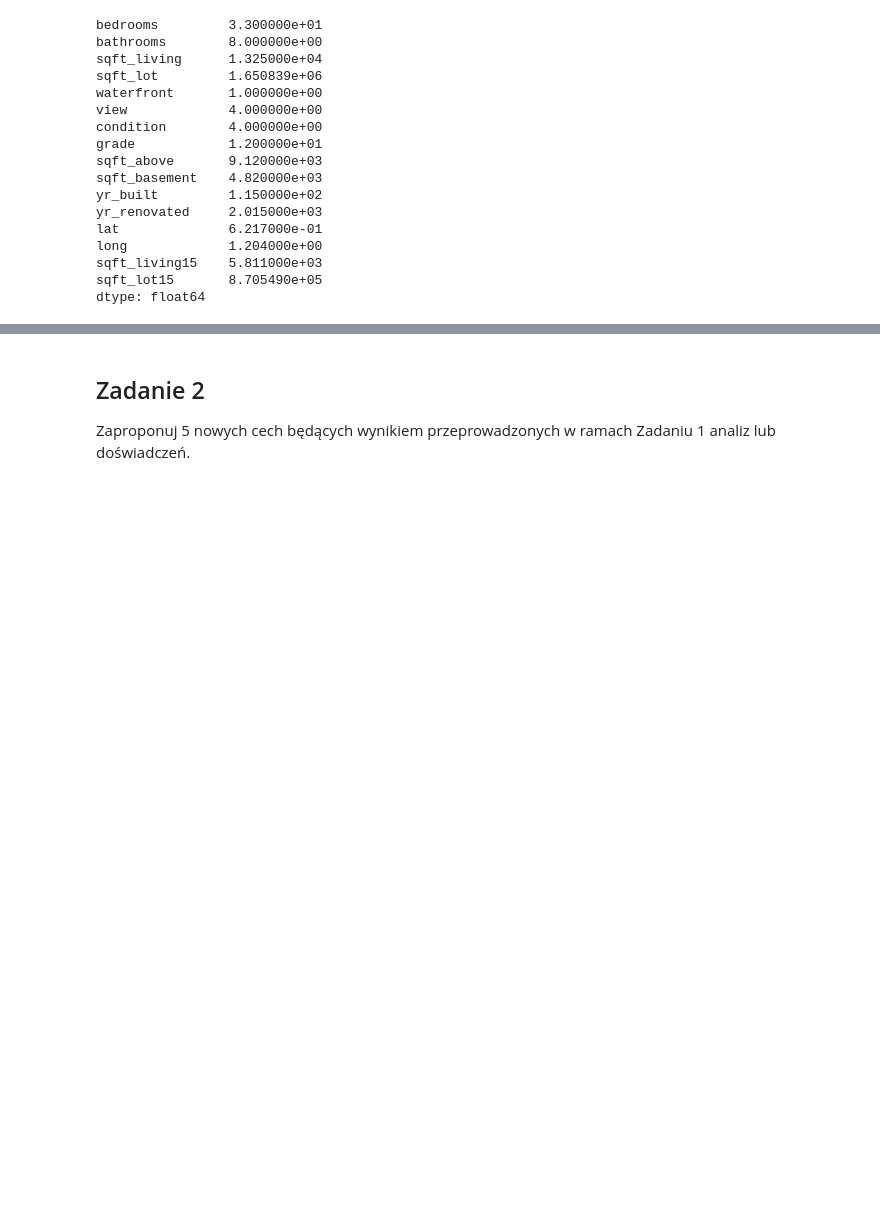
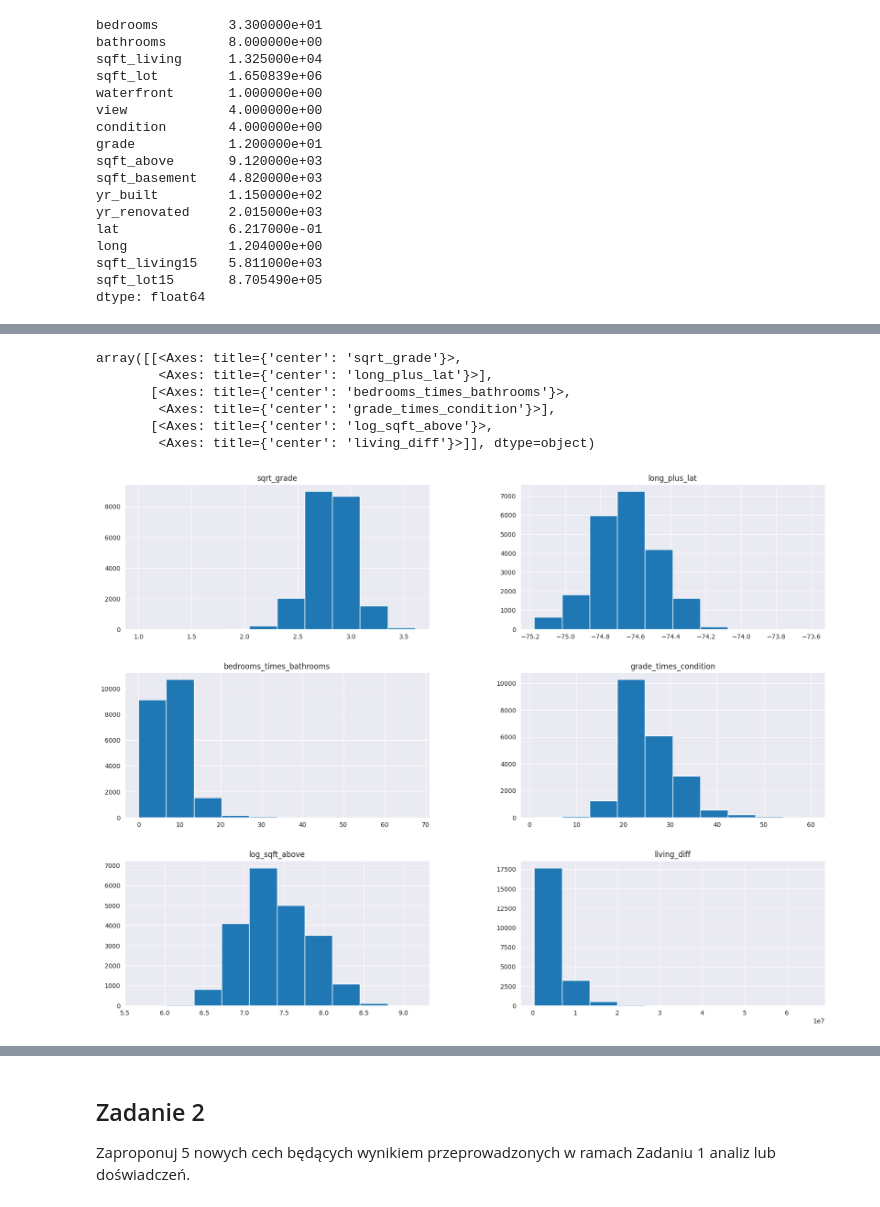
Before and after one commit to legeof008/saris-2024, a Jupyter notebook: projekt/ZMUM - Projekt Indywidualny.ipynb, the cells around one changed output, grey strips where cells are left out. Saved outputs shown, nothing was run; the diff lists cells and outputs as text; code cells hidden in the pictures; blank space fills up the shorter version.

```diff
--- a/projekt/ZMUM - Projekt Indywidualny.ipynb
+++ b/projekt/ZMUM - Projekt Indywidualny.ipynb
@@ -139,0 +148,24 @@ Skośność danych może mieć katastrofalny skutek dla predykcji modelem poniew
+# %%
+operated_on = ['sqrt_grade', 'long_plus_lat', 'bedrooms_times_bathrooms','grade_times_condition','log_sqft_above','living_diff']
+
+df['log_sqft_living_15'] = df['sqft_living15'].apply(lambda x: np.log(x))
+df['log_sqft_living'] = df['sqft_living'].apply(lambda x: np.log(x))
+df['log_sqft_above'] = df['sqft_above'].apply(lambda x: np.log(x))
+df['waterfront_times_view'] = df['waterfront'] * df['view']
+df['living_diff'] = df['sqft_living'] * df['sqft_living15']
+
+df['pow_2_bathrooms'] = df['bathrooms'].apply(lambda x: np.pow(x,2))
+df['sqrt_grade'] = df['grade'].apply(lambda x: np.sqrt(x))
+
+df['grade_times_condition'] = df['grade'] * df['condition']
+df['long_plus_lat'] = df['long'] + df['lat']
+df['bedrooms_times_bathrooms'] = df['bedrooms'] * df['bathrooms']
+df[operated_on].hist(figsize=(20,15))
+# %% [output]
+array([[<Axes: title={'center': 'sqrt_grade'}>,
+        <Axes: title={'center': 'long_plus_lat'}>],
+       [<Axes: title={'center': 'bedrooms_times_bathrooms'}>,
+        <Axes: title={'center': 'grade_times_condition'}>],
+       [<Axes: title={'center': 'log_sqft_above'}>,
+        <Axes: title={'center': 'living_diff'}>]], dtype=object)
+[figure, added]
```
Also changed, not shown: parts of 7 cells of this notebook, 2 other files.
